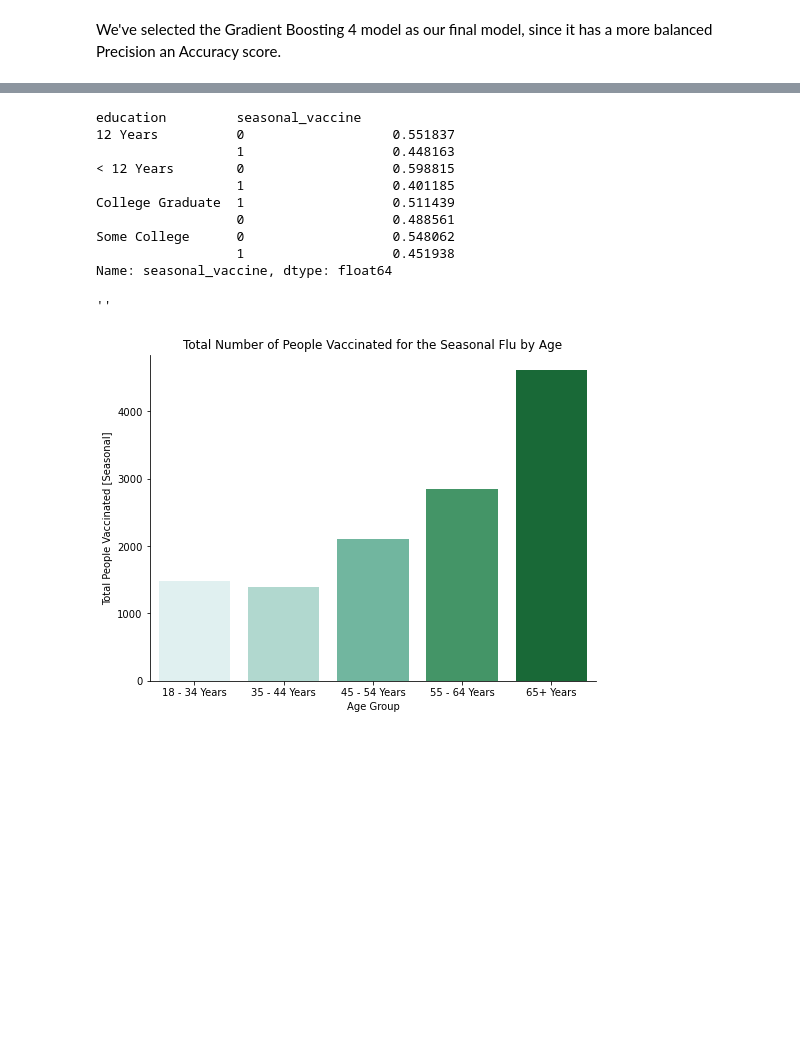
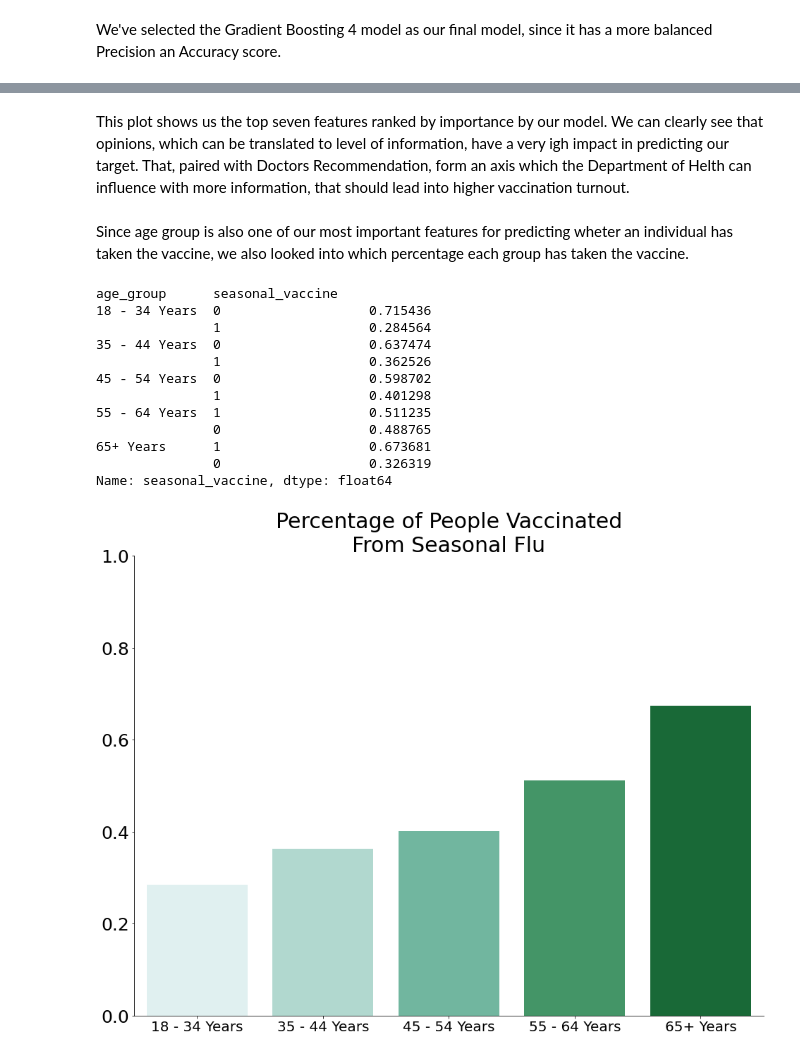
Before and after one commit to moscatena/Seasonal-Flu-Vaccine-Prediction, a Jupyter notebook: final_notebook.ipynb, the cells around one changed output, grey strips where cells are left out. Drawn from its saved outputs; the diff is of its cells as text; code cells hidden in the pictures; blank space fills up the shorter version.

```diff
--- a/final_notebook.ipynb
+++ b/final_notebook.ipynb
@@ -1002,2 +1006,6 @@ ax.set_ylim(bottom=25.5, top=32.5)
+# %% [markdown]
+This plot shows us the top seven features ranked by importance by our model. We can clearly see that opinions, which can be translated to level of information, have a very igh impact in predicting our target. That, paired with Doctors Recommendation, form an axis which the Department of Helth can influence with more information, that should lead into higher vaccination turnout.
+# %% [markdown]
+Since age group is also one of our most important features for predicting wheter an individual has taken the vaccine, we also looked into which percentage each group has taken the vaccine.
 # %%
 complete_df = features_df.join(labels_df, on='respondent_id', how='right', lsuffix='1', rsuffix='2')
@@ -1006,34 +1012,35 @@ not_vacced_sea = complete_df[complete_df['seasonal_vaccine'] == 0]
 # %%
-complete_df.groupby('education')['seasonal_vaccine'].value_counts(normalize=True)
+complete_df.groupby('age_group')['seasonal_vaccine'].value_counts(normalize=True)
 # %% [output]
-education         seasonal_vaccine
-12 Years          0                   0.551837
-                  1                   0.448163
-< 12 Years        0                   0.598815
-                  1                   0.401185
-College Graduate  1                   0.511439
-                  0                   0.488561
-Some College      0                   0.548062
-                  1                   0.451938
+age_group      seasonal_vaccine
+18 - 34 Years  0                   0.715436
+               1                   0.284564
+35 - 44 Years  0                   0.637474
+               1                   0.362526
+45 - 54 Years  0                   0.598702
+               1                   0.401298
+55 - 64 Years  1                   0.511235
+               0                   0.488765
+65+ Years      1                   0.673681
+               0                   0.326319
 Name: seasonal_vaccine, dtype: float64
 # %%
 perc = [.2845, .3625, .4013, .5112, .6737]
 # %%
-fig, ax = plt.subplots(figsize=(8,6))
+fig, ax = plt.subplots(figsize=(16,12))
 
-sns.countplot(x=vaccinated_sea['age_group'],
-            data=vaccinated_sea,
-            order=['18 - 34 Years', '35 - 44 Years', '45 - 54 Years', '55 - 64 Years', '65+ Years'],
+sns.barplot(x=['18 - 34 Years', '35 - 44 Years', '45 - 54 Years', '55 - 64 Years', '65+ Years'],
+            y=perc,
             ax = ax,
             palette="BuGn")
-plt.ylabel('Total People Vaccinated [Seasonal]')
-plt.xlabel("Age Group")
-ax.set(title='Total Number of People Vaccinated for the Seasonal Flu by Age')
+plt.title('Percentage of People Vaccinated\nFrom Seasonal Flu', size=30)
+ax.set_ylim(bottom=0, top=1)
+plt.xticks(size=20)
+plt.yticks(size=25)
 sns.despine()
-;
+# plt.savefig('Age_group', bbox_inches='tight');
 # %% [output]
-''
-[figure, old version]
+[figure, new version]
 # %% [markdown]
 ## Recommendations
 * Raise awareness of dangers of the seasonal flu via new campaigns to everyone
```
Also changed, not shown: parts of 14 cells of this notebook.
